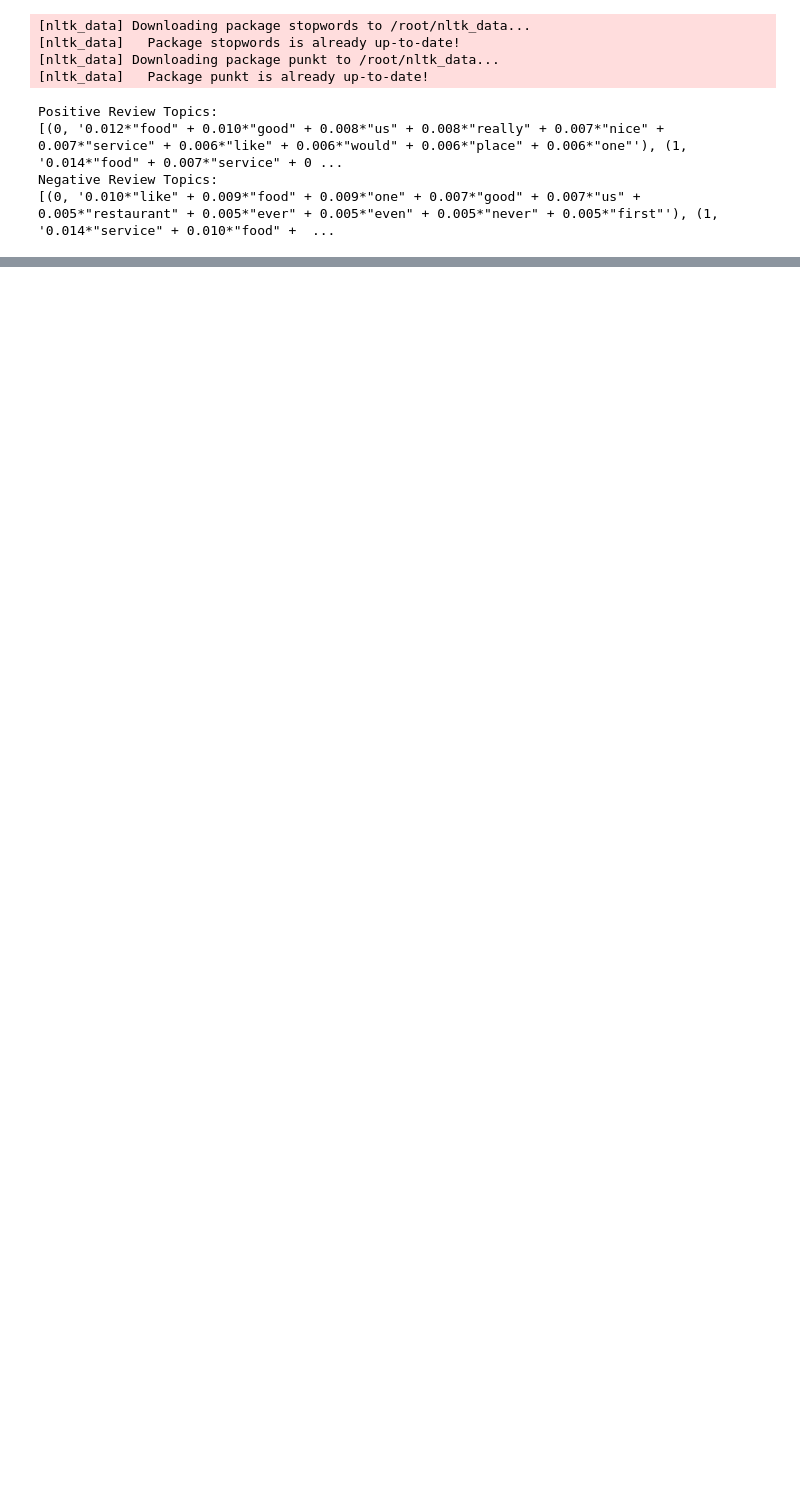
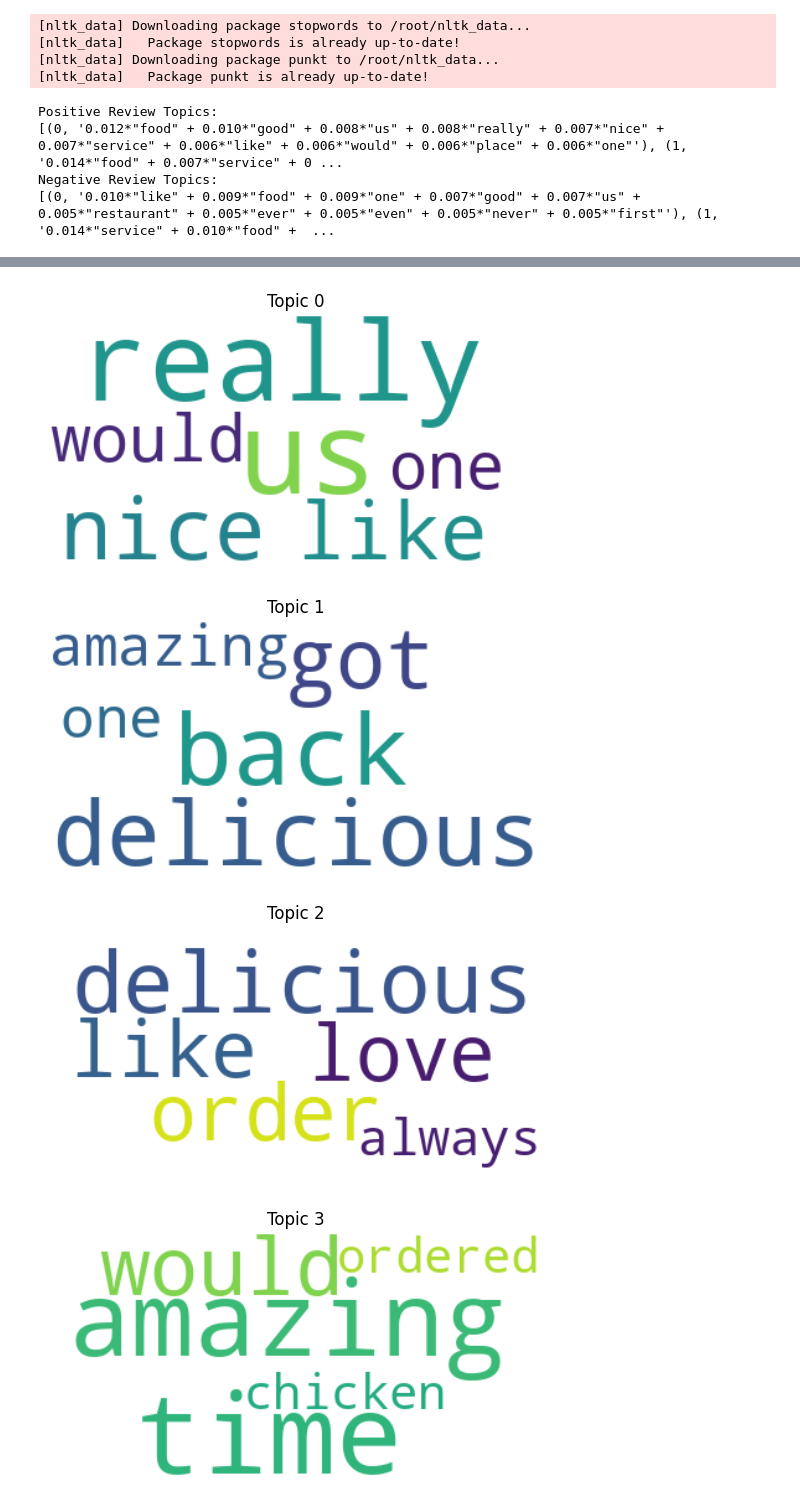
Before and after one commit to ToriStoner/DS4002, a Jupyter notebook: DS4002_Project1.ipynb, the cells around one changed output, grey strips where cells are left out. Cells and saved outputs as stored; diff of their text form; code cells hidden in the pictures; blank space fills up the shorter version.

Commit message:
added positive plot

```diff
--- a/DS4002_Project1.ipynb
+++ b/DS4002_Project1.ipynb
@@ -514,0 +544,20 @@ Negative Review Topics:
+# %%
+!pip install wordcloud
+from wordcloud import WordCloud
+import matplotlib.pyplot as plt
+
+# Get topic words and weights
+topics = lda_positive.print_topics() # Assuming you want to visualize positive topics
+
+for topic in topics:
+  topic_number, topic_words = topic
+  # Remove "food" and "good" from topic_words
+  topic_words = " + ".join([item for item in topic_words.split(" + ") if not any(word in item for word in ["food", "good", "great", "place", "service"])])
+
+  wordcloud = WordCloud(background_color='white').generate_from_frequencies({word.replace('"', ''): float(weight) for weight, word in [item.rsplit('*', 1) for item in topic_words.split(' + ')]})
+  plt.figure()
+  plt.imshow(wordcloud, interpolation="bilinear")
+  plt.axis("off")
+  plt.title(f"Topic {topic_number}")
+  plt.show()
+# %% [output]
@@ -514,0 +576,4 @@ Negative Review Topics:
+[figure, added]
+[figure, added]
+[figure, added]
+[figure, added]
```
Also changed, not shown: parts of 2 cells of this notebook.
